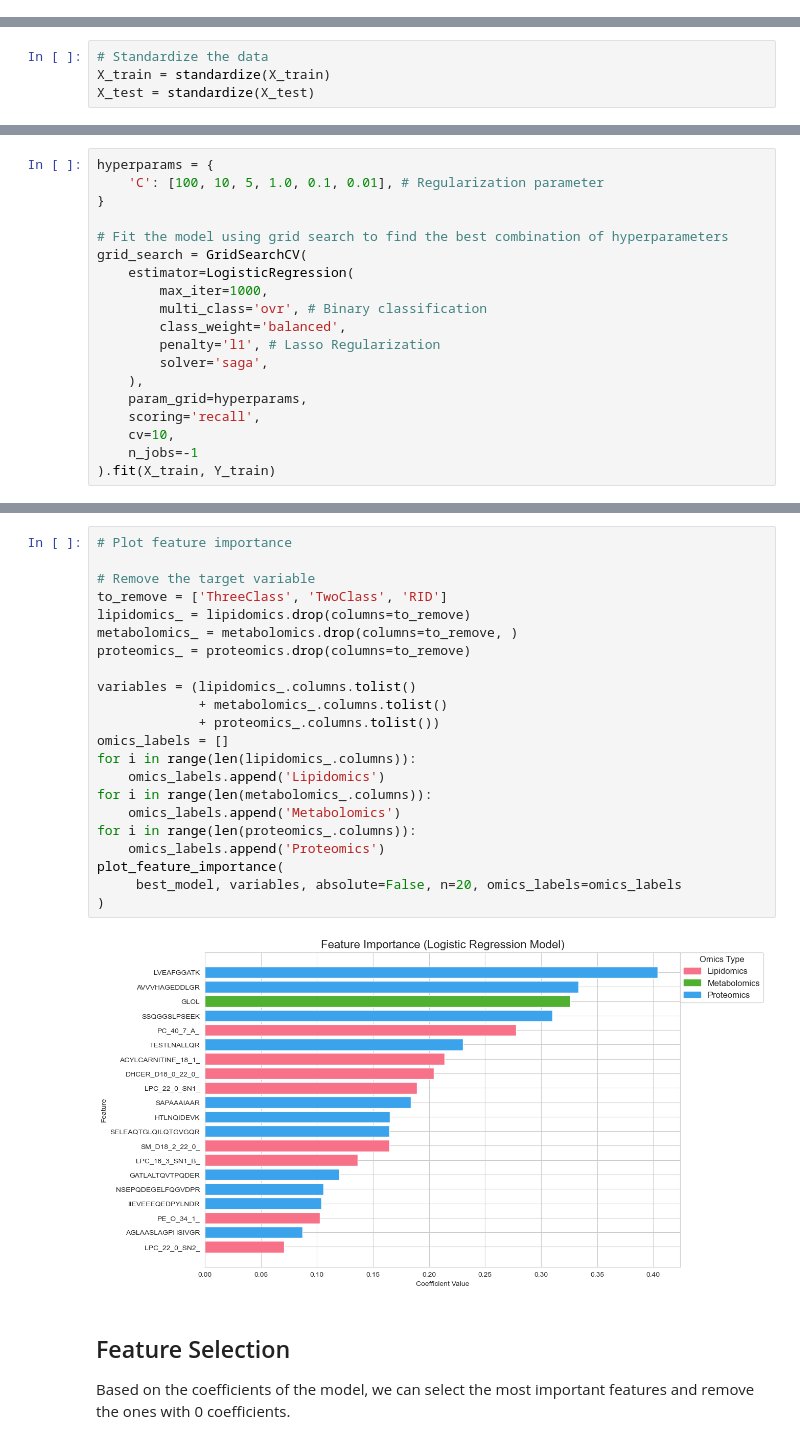
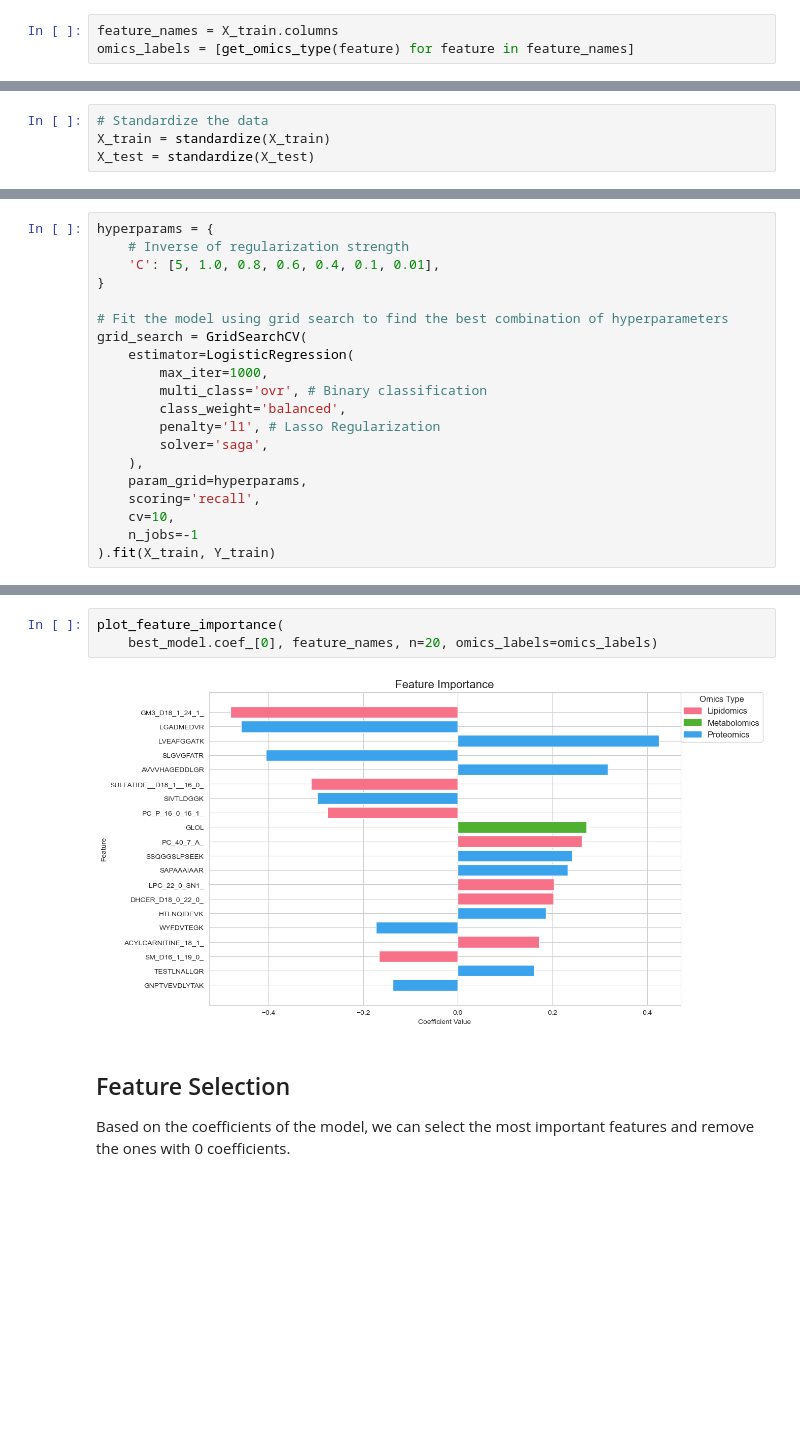
Before and after one commit to mmmmaja/ThesisFinal, a Jupyter notebook: binary/logistic_regression.ipynb, the cells around one changed output, grey strips where cells are left out. Cells and saved outputs as stored; diff of their text form; blank space fills up the shorter version.

```diff
--- a/binary/logistic_regression.ipynb
+++ b/binary/logistic_regression.ipynb
@@ -58,3 +83,6 @@ plt.show()
+# %%
+feature_names = X_train.columns
+omics_labels = [get_omics_type(feature) for feature in feature_names]
 # %% [markdown]
 Add mapping of the classes
 # %%
@@ -142,6 +175,7 @@ X_test = standardize(X_test)
 # %%
 hyperparams = {
-    'C': [100, 10, 5, 1.0, 0.1, 0.01], # Regularization parameter
+    # Inverse of regularization strength
+    'C': [5, 1.0, 0.8, 0.6, 0.4, 0.1, 0.01],
 }
 
 # Fit the model using grid search to find the best combination of hyperparameters
@@ -174,27 +215,8 @@ F1 score of the model: 0.7511
 # %%
-# Plot feature importance
-
-# Remove the target variable
-to_remove = ['ThreeClass', 'TwoClass', 'RID']
-lipidomics_ = lipidomics.drop(columns=to_remove)
-metabolomics_ = metabolomics.drop(columns=to_remove, )
-proteomics_ = proteomics.drop(columns=to_remove)
-
-variables = (lipidomics_.columns.tolist()
-             + metabolomics_.columns.tolist()
-             + proteomics_.columns.tolist())
-omics_labels = []
-for i in range(len(lipidomics_.columns)):
-    omics_labels.append('Lipidomics')
-for i in range(len(metabolomics_.columns)):
-    omics_labels.append('Metabolomics')
-for i in range(len(proteomics_.columns)):
-    omics_labels.append('Proteomics')
 plot_feature_importance(
-     best_model, variables, absolute=False, n=20, omics_labels=omics_labels
-)
+    best_model.coef_[0], feature_names, n=20, omics_labels=omics_labels)
 # %% [output]
-[figure, old version]
+[figure, new version]
 # %% [markdown]
 ## Feature Selection
 Based on the coefficients of the model, we can select the most important features and remove the ones with 0 coefficients.
```
Also changed, not shown: parts of 27 cells of this notebook, 7 other files.
